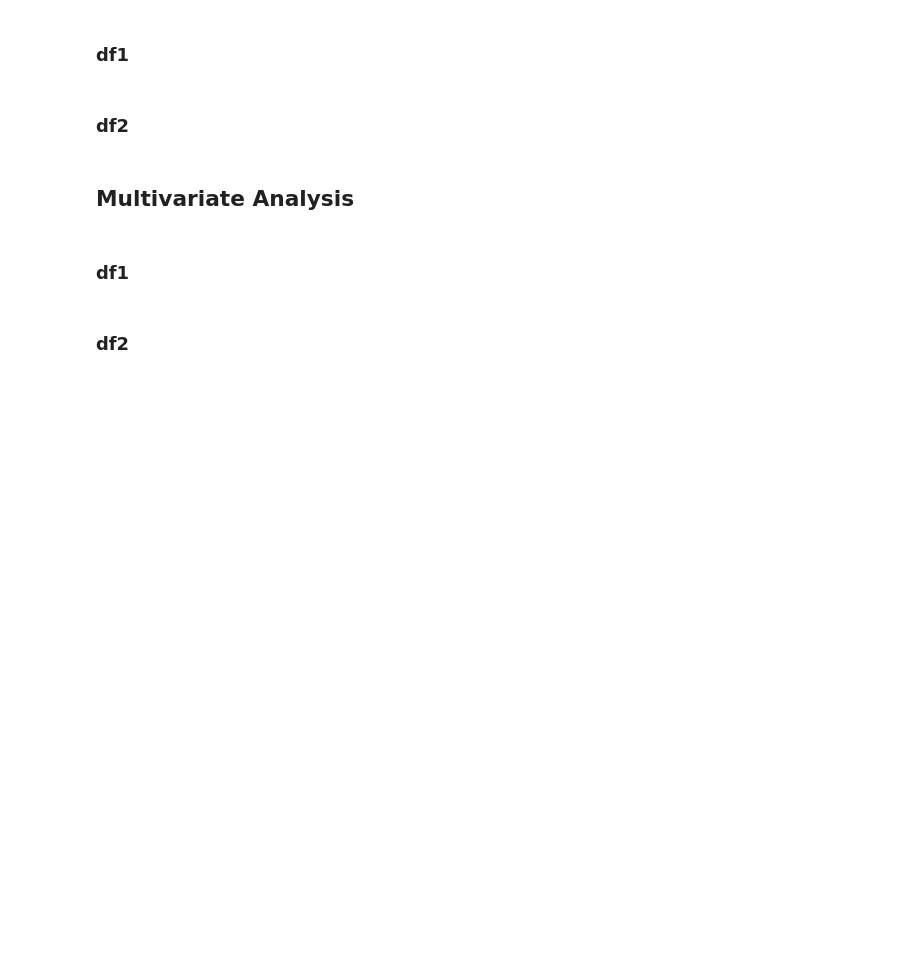
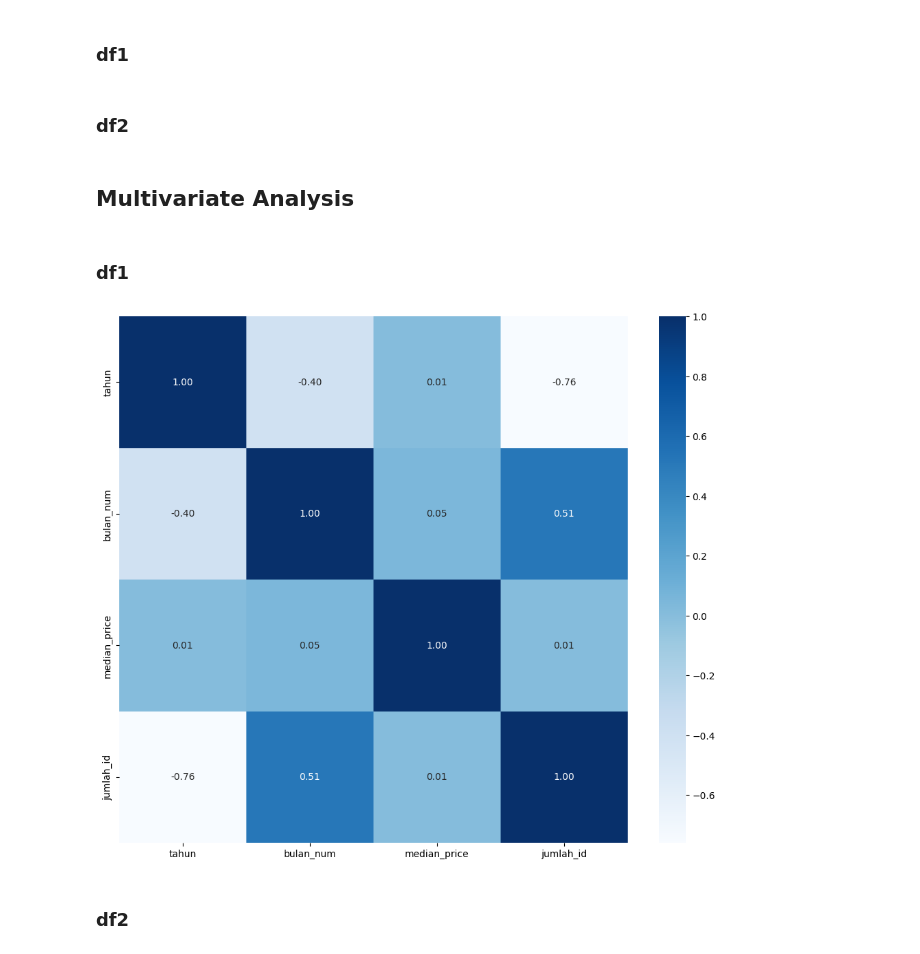
Before and after one commit to Podjan/ResNet2, a Jupyter notebook: Coding2.ipynb, the cells around one changed output. Cells and saved outputs as stored; diff of their text form; code cells hidden in the pictures; blank space fills up the shorter version.

```diff
--- a/Coding2.ipynb
+++ b/Coding2.ipynb
@@ -371,5 +371,15 @@ df2.head()
 ## Multivariate Analysis
 # %% [markdown]
 ### df1
+# %%
+# Memilih hanya kolom numerik dari nums1
+numeric_df = df1[['tahun', 'bulan_num', 'median_price', 'jumlah_id']]
+
+# Membuat heatmap
+plt.figure(figsize=(12, 10))
+sns.heatmap(numeric_df.corr(), cmap='Blues', annot=True, fmt='.2f')
+plt.show()
+# %% [output]
+[figure, added]
 # %% [markdown]
 ### df2
```
Also changed, not shown: parts of 3 cells of this notebook, 1 other file.
